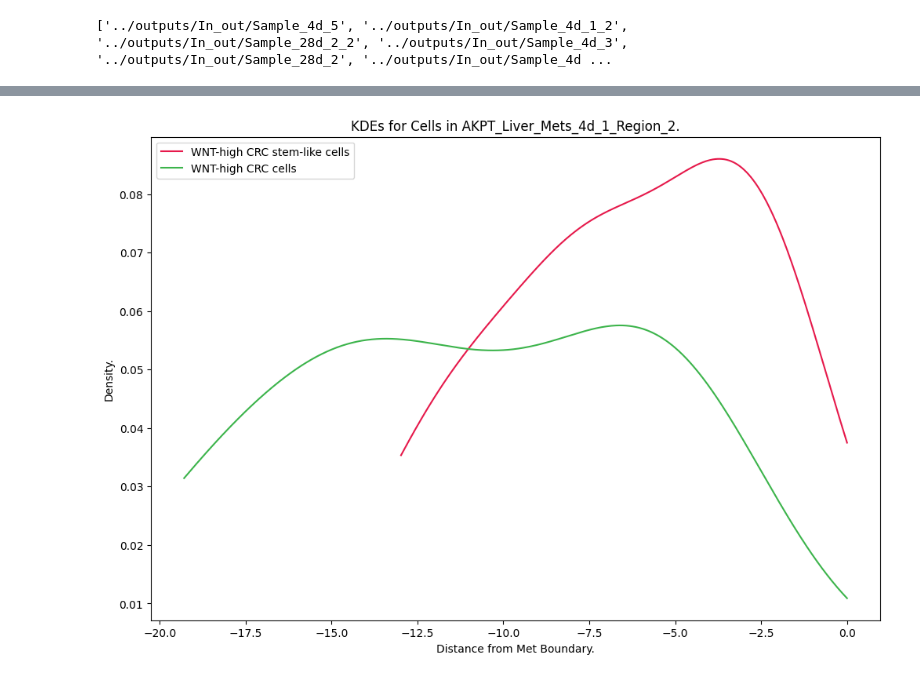
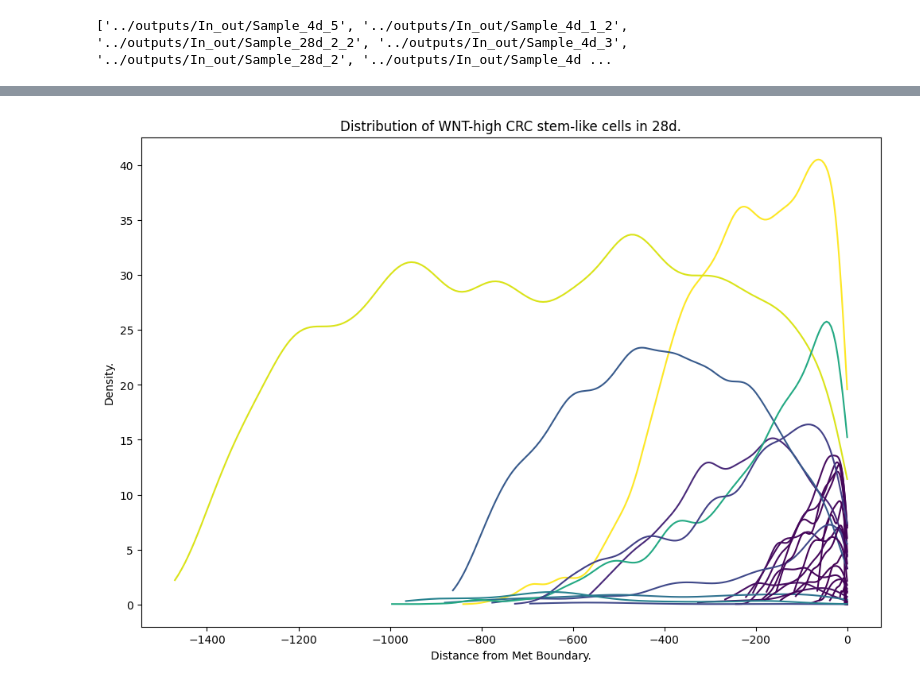
Before and after one commit to joshuagrier/MuSpAn_Hackathon, a Jupyter notebook: Cellular_Analysis/KDEs_coloured_by_size.ipynb, the cells around one changed output, grey strips where cells are left out. Drawn from its saved outputs; the diff is of its cells as text; code cells hidden in the pictures.

```diff
--- a/Cellular_Analysis/KDEs_coloured_by_size.ipynb
+++ b/Cellular_Analysis/KDEs_coloured_by_size.ipynb
@@ -57,3 +53,5 @@ print(domain_names)
 list_of_domains = []
 for i in range(len(list_of_files)):
     list_of_domains.append(ms.io.load_domain(list_of_files[i], print_summary=False))
+# %%
+pc = ms.io.load_domain(list_of_files[0], print_summary=True)
@@ -83,26 +89,42 @@ for dom in range(len(list_of_domains)):
     all_out_distances.append(out_distances)
     all_met_distances.append(one_domain_met_distances)
 
-for dom in range(len(list_of_domains)):
-    domain = list_of_domains[dom]
-    met_no = met_nos[domains_order.index(str(domain.name))]
+for dom in range(6):
     # figures
     fig, axes = plt.subplots(1, 1, figsize=(12, 8))
-    axes.set_title('KDEs for Cells in ' +str(domain.name)+'.')
+    ages = ['4d', '28d']
+    if (dom == 0) or (dom == 1):
+        axes.set_title('Distribution of ' + str(celltypes[0]) + ' in ' + str(ages[dom]) + '.')
+    elif (dom == 2) or (dom == 3):
+        axes.set_title('Distribution of ' + str(celltypes[1]) + ' in ' + str(ages[dom-2]) + '.')
+    elif (dom == 4) or (dom == 5):
+        axes.set_title('Distribution of ' + str(celltypes[2]) + ' in ' + str(ages[dom-4]) + '.')
     axes.set_xlabel('Distance from Met Boundary.')
     axes.set_ylabel('Density.')
     list_of_axes.append(axes)
     list_of_figs.append(fig)
 
+all_met_areas = []
+max_areas = []
+for dom in range(len(list_of_domains)):
+    domain = list_of_domains[dom]
+    met_no = met_nos[domains_order.index(str(domain.name))]
+    domain.estimate_boundary('rectangle')
     # met distances
     max_met_dist=0
     regional_max_met_dists = []
     shape_cell_distances = all_met_distances[dom]
+    met_areas = []
     for region_no in range(met_no):
         distances = shape_cell_distances[region_no][1]#[sublist[1] for sublist in shape_cell_distances[region_no]]
         regional_max_met_dists.append(np.max(distances))
         if np.max(distances) > max_met_dist:
             max_met_dist = np.max(distances)
+        # print(domain)
+        # ms.visualise.visualise(domain,objects_to_plot=('collection', 'Metastasis '+str(region_no+1)))
+        met_areas.append(ms.geometry.area(domain, population=('collection', 'Metastasis '+str(region_no+1)))[0])
+    all_met_areas.append(met_areas)
+    max_areas.append(np.max(met_areas))
     list_of_max_met_dists.append(max_met_dist)
     all_regional_max_met_dists.append(regional_max_met_dists)
 
@@ -111,20 +133,23 @@ for dom in range(len(list_of_domains)):
     distances_out = [sublist[1] for sublist in shape_cell_distances_out]
     list_of_max_out_dists.append(np.max(distances_out))
 
+max_met_area = np.max(max_areas)
 
 all_domains_met_distances_joined = []
 for dom in range(len(list_of_domains)):
+    domain = list_of_domains[dom]
+    met_no = met_nos[domains_order.index(str(domain.name))]
+    if '4d' in str(domain.name):
+        age = 0
+    elif '28d' in str(domain.name):
+        age = 1
+    else:
+        print('Something went wrong - should have 28d or 4d in name')
     for celltype_no in range(len(celltypes)):
         celltype = celltypes[celltype_no]
         all_relevant_distances = []
         overall_x_min = 0
-        domain = list_of_domains[dom]
-        met_no = met_nos[domains_order.index(str(domain.name))]
-        ### cell_type : collection or label
-            # the collection or label of the objects that you would like to compute the shaped cross-pcf metric for - soon you will be able to calculate
-            # for several cell types and return each one separately - currently need to set cell type to population, this is just here for future purposes
         all_normalised_distances = []
-        # loop through each subshape
         all_kdes = []
         all_regions_distances = []
         for region_no in range(met_no):
@@ -133,7 +158,6 @@ for dom in range(len(list_of_domains)):
 
             shape_cell_distances = all_met_distances[dom][region_no]
             distances = [shape_cell_distances[1][i] for i in range(len(shape_cell_distances[0])) if shape_cell_distances[0][i] in specific_cell_IDs]
-            # normalised_distances = distances/all_regional_max_met_dists[dom][region_no]
             all_regions_distances.append(distances)
             if len(distances) > 1:
                 x_max = np.max(distances)
@@ -144,37 +168,38 @@ for dom in range(len(list_of_domains)):
                 x_eval = np.linspace(0, x_max, num=200)
                 array_temp = np.array(x_eval)*-1
                 x = list(array_temp)
-                # list_of_axes[dom].plot(x, kde(x_eval), color = colours[region_no])
-                distances_new = [-x for x in distances]
-                all_relevant_distances.extend(distances_new)
-
+                area = all_met_areas[dom][region_no]
+                color_temp = plt.cm.viridis(area/max_met_area)
+                list_of_axes[2*celltype_no+age].plot(x, kde(x_eval)*len(distances), color = color_temp)
+                # distances_new = [-x for x in distances]
+                # all_relevant_distances.extend(distances_new)
 
         # x_eval = np.linspace(0, 1, num=200)
         # average_kde = stats.gaussian_kde(all_normalised_distances)
         # list_of_axes[dom].plot(x_eval, average_kde(x_eval), linestyle = 'dashed', color = colours[region_no], label=celltype)
 
-        query_cell = ms.query.query(domain, ('label', label_name), 'is', celltype)
-        specific_cell_IDs = ms.query.return_object_IDs_from_query_like(domain,query_cell,bypass_checks=True)
+        # query_cell = ms.query.query(domain, ('label', label_name), 'is', celltype)
+        # specific_cell_IDs = ms.query.return_object_IDs_from_query_like(domain,query_cell,bypass_checks=True)
 
-        shape_cell_distances = all_out_distances[dom]
-        distances = [shape_cell_distances[1][i] for i in range(len(shape_cell_distances[0])) if shape_cell_distances[0][i] in specific_cell_IDs]
-        # normalised_distances = [a/(a+b) for a,b in zip(distances, distances1)]
-        x_max = 0
-        if len(distances) > 1:
-            all_relevant_distances.extend(distances)
-            x_max = np.max(distances)
-            kde = stats.gaussian_kde(distances)
-            x_eval = np.linspace(0, x_max, num=200)
+        # shape_cell_distances = all_out_distances[dom]
+        # distances = [shape_cell_distances[1][i] for i in range(len(shape_cell_distances[0])) if shape_cell_distances[0][i] in specific_cell_IDs]
+        # # normalised_distances = [a/(a+b) for a,b in zip(distances, distances1)]
+        # x_max = 0
+        # if len(distances) > 1:
+        #     all_relevant_distances.extend(distances)
+        #     x_max = np.max(distances)
+        #     kde = stats.gaussian_kde(distances)
+        #     x_eval = np.linspace(0, x_max, num=200)
             # list_of_axes[dom].plot(x_eval, kde(x_eval), color = colours[region_no+1],label=celltype)
         # print(np.min(all_relevant_distances))
         # print(overall_x_min)
-        if len(all_relevant_distances) > 1:
-            kde = stats.gaussian_kde(all_relevant_distances)
-            x_eval = np.linspace(overall_x_min, x_max, num=400)
-            list_of_axes[dom].plot(x_eval, kde(x_eval), color = colours[celltype_no], label=celltype)
+        # if len(all_relevant_distances) > 1:
+        #     kde = stats.gaussian_kde(all_relevant_distances)
+        #     x_eval = np.linspace(overall_x_min, x_max, num=400)
+        #     list_of_axes[dom].plot(x_eval, kde(x_eval), color = colours[celltype_no], label=celltype)
 
 
-for dom in range(len(list_of_domains)):
-    leg = list_of_axes[dom].legend()
-    list_of_figs[dom].savefig('../outputs/WNT_plots/WNT_distribution_for_'+str(list_of_domains[dom].name)+'.png')
+# for dom in range(len(list_of_domains)):
+#     leg = list_of_axes[dom].legend()
+#     list_of_figs[dom].savefig('../outputs/WNT_plots/WNT_distribution_for_'+str(list_of_domains[dom].name)+'.png')
 # %% [output]
@@ -182 +207 @@ for dom in range(len(list_of_domains)):
-[figure, old version]
+[figure, new version]
```
Also changed, not shown: parts of 3 cells of this notebook, 2 other files.
